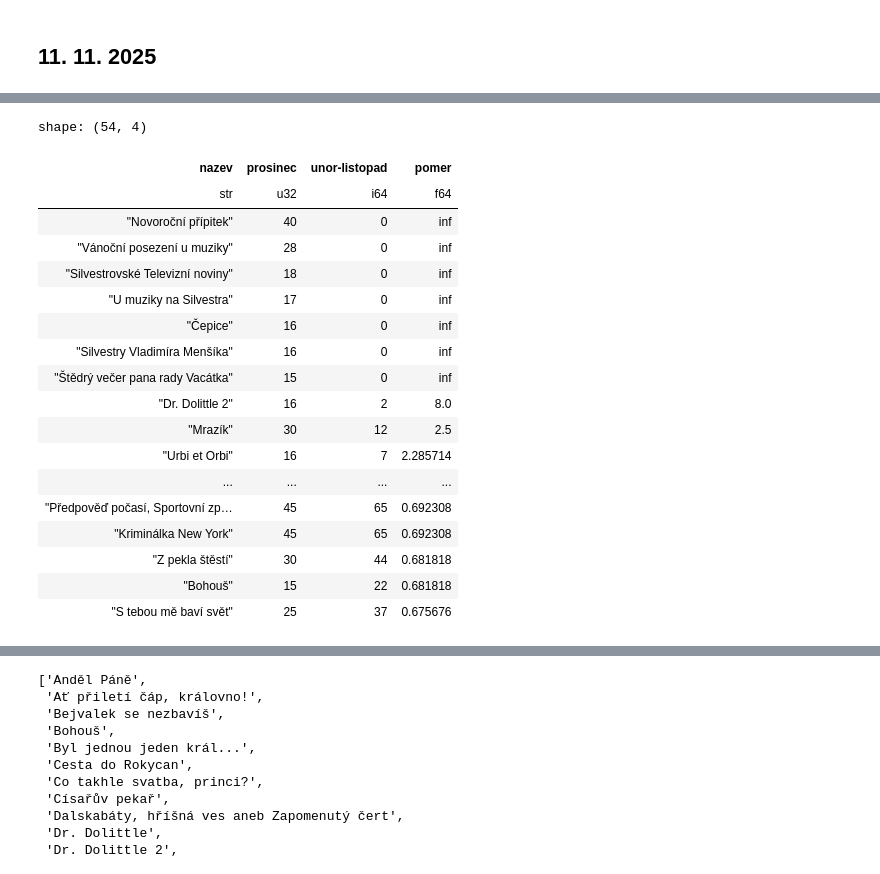
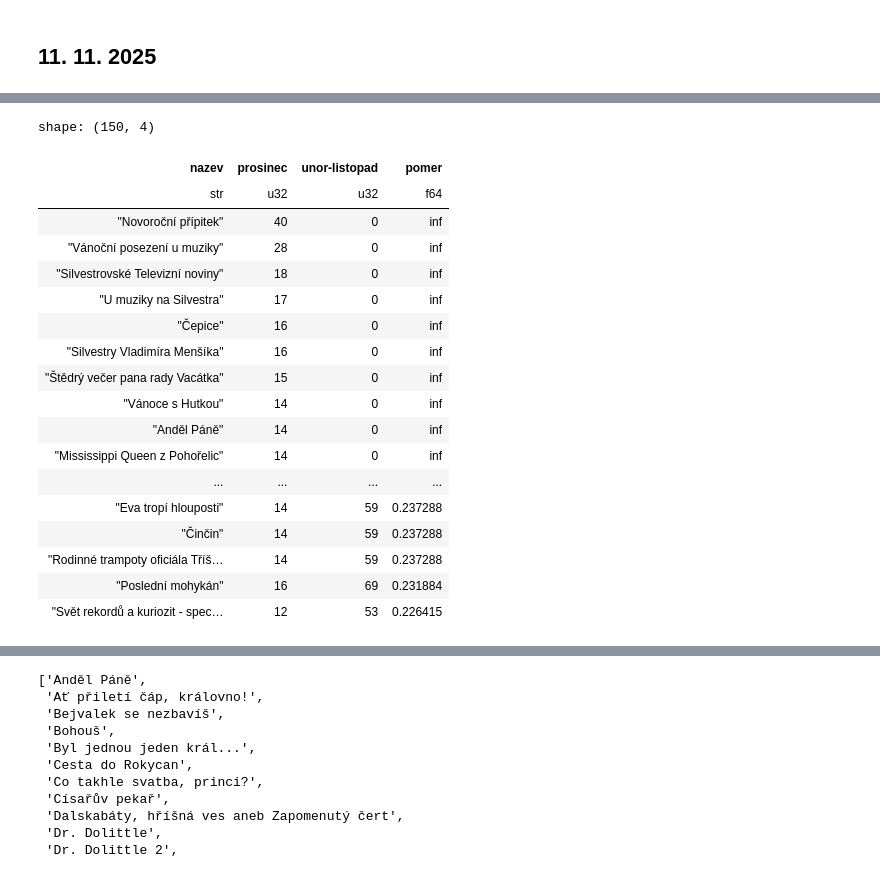
Before and after one commit to DataRozhlas/televizni-programy, a Jupyter notebook: 103_vanoce.ipynb, the cells around one changed output, grey strips where cells are left out. Cells and saved outputs as stored; diff of their text form; code cells hidden in the pictures.

Commit message:
vánoce: zásadní oprava výpočtu

```diff
--- a/103_vanoce.ipynb
+++ b/103_vanoce.ipynb
@@ -251,28 +308,35 @@ ruzne_roky = df.filter(pl.col('kanal').is_in(kanaly_chceme)).group_by('nazev').a
 # %%
 df.filter(
     pl.col('nazev').is_in(ruzne_roky)
 ).group_by(
     ['nazev',pl.col('datum').dt.ordinal_day()]
 ).len(
 ).filter(
     (pl.col('datum') <= 1) | (pl.col('datum') >= 357)
 ).group_by('nazev').agg(pl.col('len').sum()).rename({'len':'prosinec'}).join(
-    df.filter(pl.col('nazev').is_in(ruzne_roky)).group_by(['nazev',pl.col('datum').dt.month()]).len().filter(pl.col('datum').is_between(2,11)).group_by('nazev').agg(pl.col('datum').sum()).rename({'datum':'unor-listopad'}),
+    df.filter(
+        pl.col('nazev').is_in(ruzne_roky)
+    ).group_by(
+        ['nazev',pl.col('datum').dt.month()]
+    ).len(
+    ).filter(
+        pl.col('datum').is_between(2,11)
+    ).group_by('nazev').agg(
+        pl.col('len').sum()
+    ).rename({'len':'unor-listopad'}),
     how='left',
     on='nazev'
 ).fill_null(0).with_columns(
     (pl.col('prosinec') / pl.col('unor-listopad')).alias('pomer')
 ).filter(
-    (pl.col('prosinec') <= 60) & (pl.col('pomer') >= 0.66666)
-).filter(
-    pl.col('prosinec') >= 15
+    pl.col('prosinec') >= 10
 ).sort(
     by=['pomer','prosinec'], descending=True
 ).head(150)
 # %% [output]
-shape: (54, 4)
+shape: (150, 4)
 | nazev | prosinec | unor-listopad | pomer |
-| str | u32 | i64 | f64 |
+| str | u32 | u32 | f64 |
 | "Novoroční přípitek" | 40 | 0 | inf |
 | "Vánoční posezení u muziky" | 28 | 0 | inf |
 | "Silvestrovské Televizní noviny" | 18 | 0 | inf |
@@ -280,15 +344,15 @@ shape: (54, 4)
 | "Čepice" | 16 | 0 | inf |
 | "Silvestry Vladimíra Menšíka" | 16 | 0 | inf |
 | "Štědrý večer pana rady Vacátka" | 15 | 0 | inf |
-| "Dr. Dolittle 2" | 16 | 2 | 8.0 |
-| "Mrazík" | 30 | 12 | 2.5 |
-| "Urbi et Orbi" | 16 | 7 | 2.285714 |
+| "Vánoce s Hutkou" | 14 | 0 | inf |
+| "Anděl Páně" | 14 | 0 | inf |
+| "Mississippi Queen z Pohořelic" | 14 | 0 | inf |
 | ... | ... | ... | ... |
-| "Předpověď počasí, Sportovní zp… | 45 | 65 | 0.692308 |
-| "Kriminálka New York" | 45 | 65 | 0.692308 |
-| "Z pekla štěstí" | 30 | 44 | 0.681818 |
-| "Bohouš" | 15 | 22 | 0.681818 |
-| "S tebou mě baví svět" | 25 | 37 | 0.675676 |
+| "Eva tropí hlouposti" | 14 | 59 | 0.237288 |
+| "Činčin" | 14 | 59 | 0.237288 |
+| "Rodinné trampoty oficiála Tříš… | 14 | 59 | 0.237288 |
+| "Poslední mohykán" | 16 | 69 | 0.231884 |
+| "Svět rekordů a kuriozit - spec… | 12 | 53 | 0.226415 |
 # %%
 vyber_predbezny = df.filter(
     pl.col('nazev').is_in(ruzne_roky)
```
Also changed, not shown: parts of 14 cells of this notebook, 3 other files.
